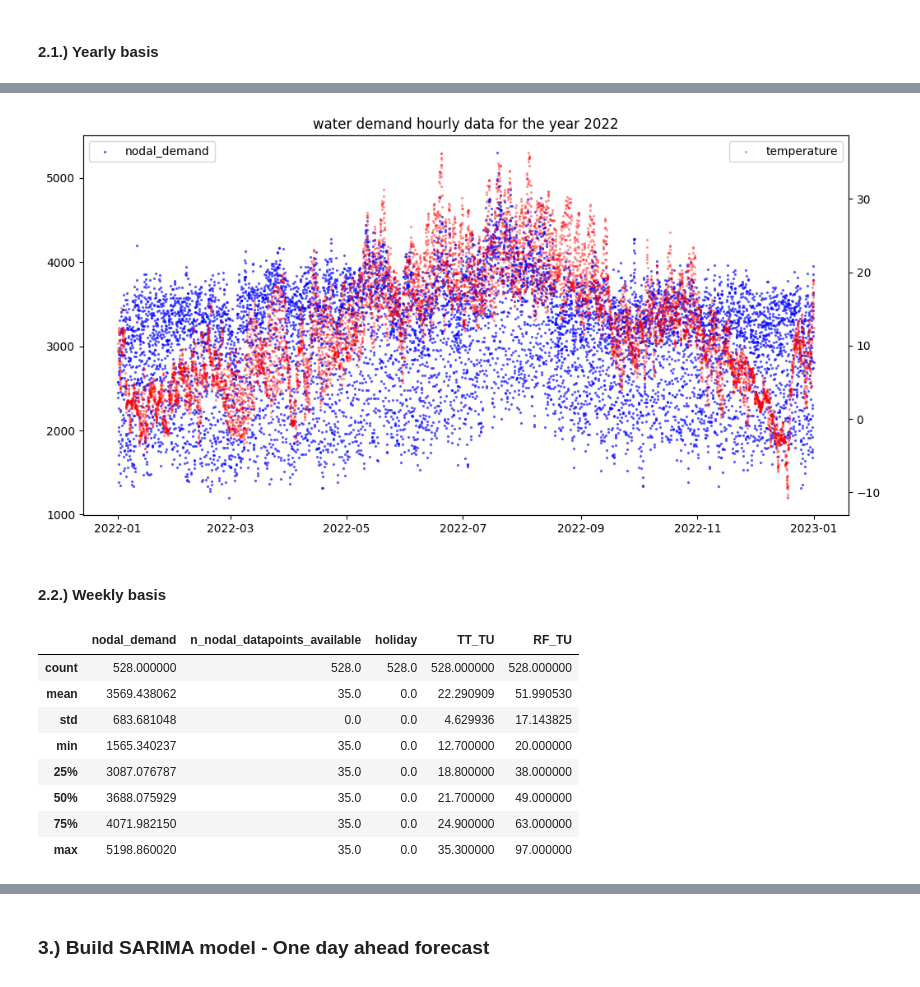
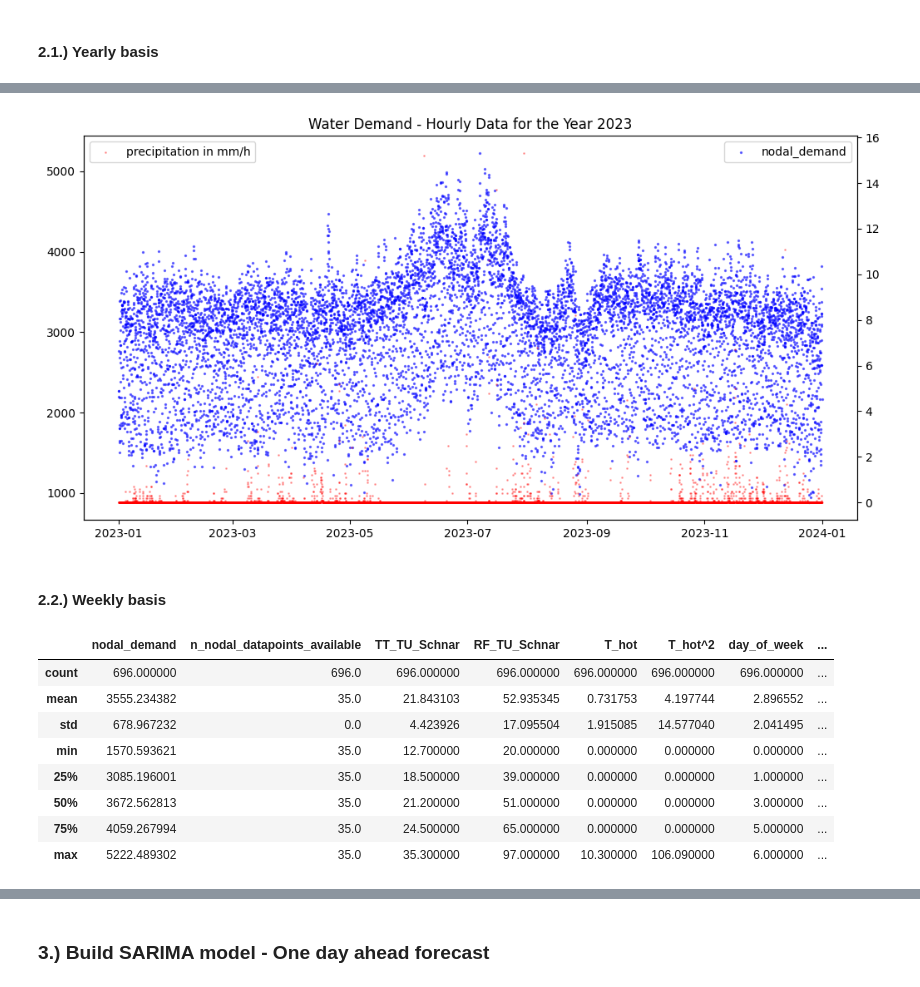
Before and after one commit to DavidArtukovic/Projektarbeit_Artukovic, a Jupyter notebook: src/hourly_water_consumption.ipynb, the cells around one changed output, grey strips where cells are left out. Cells and saved outputs as stored; diff of their text form; code cells hidden in the pictures.

```diff
--- a/src/hourly_water_consumption.ipynb
+++ b/src/hourly_water_consumption.ipynb
@@ -42,7 +47,7 @@ Dataset shape: (247463,), dtype: float64
 Group/Dataset: time
 Dataset shape: (7, 247463), dtype: int64
 # %%
-with h5py.File("../data/system_demand.h5", "r") as system_demand:
+with h5py.File("../data/water_demand/system_demand.h5", "r") as system_demand:
     # Access a specific group
     group = system_demand["system_demand"]
     # Load the dataset into memory
@@ -93,2 +102,5 @@ df_hourly.describe()
+# %%
+# Fill missing values with the previous value
+df_hourly = df_hourly.fillna(method="ffill")
 # %% [markdown]
 #### 1.2.) Read in weather and holiday data
@@ -126,10 +242,10 @@ temperature.head(5)
 # %%
 # Read in holiday data for Bade-Württemberg - set as binary variable
-for year in range(2016, 2023):
+holiday_dates = []
+for year in range(2016, 2024):
     with open(f"../data/holidays/feiertage_bw_{year}.json", "r") as f:
         holidays = json.load(f)
-        holiday_dates = []
         for key in holidays.keys():
             holiday_dates.append(holidays[key]["datum"])
-        holiday_dates = pd.to_datetime(holiday_dates, format="%Y-%m-%d")
-        df_hourly["holiday"] = df_hourly.index.isin(holiday_dates).astype(int)
+holiday_dates = pd.to_datetime(holiday_dates, format="%Y-%m-%d")
+df_hourly["is_holiday"] = df_hourly["date"].dt.date.isin(holiday_dates.date).astype(int)
@@ -148,0 +252,18 @@ df_merged.head(5)
+# %%
+df_merged = pd.merge(
+    df_hourly,
+    weather_imputed[
+        ["temperature_Schnar", "sunshine_duration_Schnar", "precipitation_Schnar"]
+    ],
+    on="datetime",
+    how="inner",
+)
+df_merged["T_hot"] = np.maximum(df_merged["temperature_Schnar"] - 25, 0)
+df_merged["T_hot^2"] = (
+    df_merged["T_hot"] ** 2
+)  # Create squared term for hot temperature to consider non-linear effects
+# Add a column to indicate whether the day is a working day or a weekend
+df_merged["day_of_week"] = df_merged.index.dayofweek
+df_merged["is_weekend"] = (df_merged["day_of_week"] >= 5).astype(int)
+
+df_merged.head(5)
@@ -153,54 +360,54 @@ df_merged.head(5)
 # %%
-start_date = pd.Timestamp("2022-01-01T00")
+start_date = pd.Timestamp("2023-01-01T00")
 end_date = start_date + pd.Timedelta(days=364, hours=23)
 year_data = df_merged.loc[start_date:end_date]
 fig, ax1 = plt.subplots(figsize=(12, 6))
 
 # Create a label for the year
 label = f"{start_date.year}"
 ax1.scatter(
     year_data.index,
     year_data["nodal_demand"],
     s=2,  # Size of dots
     alpha=0.5,  # Transparency of dots
     label="nodal_demand",
     color="blue",
 )
 # Create a second y-axis for the temperature
 ax2 = ax1.twinx()
 ax2.scatter(
     year_data.index,
-    year_data["TT_TU"],
-    s=2,  # Size of dots
+    year_data["precipitation_Schnar"],
+    s=1,  # Size of dots
     alpha=0.3,  # Transparency of dots
-    label="temperature",
+    label="precipitation in mm/h",
     color="red",
 )
 
 # Add legends
-ax1.legend(loc="upper left")
-ax2.legend(loc="upper right")
-plt.title(f"water demand hourly data for the year {start_date.year}")
+ax1.legend(loc="upper right")
+ax2.legend(loc="upper left")
+plt.title(f"Water Demand - Hourly Data for the Year {start_date.year}")
 plt.show()
 # %% [output]
-[figure, old version]
+[figure, new version]
 # %% [markdown]
 #### 2.2.) Weekly basis
 # %%
-start_date = "2023-07-03"
+start_date = "2023-06-26"
 end_date = "2023-07-25"
 filtered_df = df_merged[(df_merged.index >= start_date) & (df_merged.index < end_date)]
 filtered_df.describe()
 # %% [output]
-|  | nodal_demand | n_nodal_datapoints_available | holiday | TT_TU | RF_TU |
-| count | 528.000000 | 528.0 | 528.0 | 528.000000 | 528.000000 |
-| mean | 3569.438062 | 35.0 | 0.0 | 22.290909 | 51.990530 |
-| std | 683.681048 | 0.0 | 0.0 | 4.629936 | 17.143825 |
-| min | 1565.340237 | 35.0 | 0.0 | 12.700000 | 20.000000 |
-| 25% | 3087.076787 | 35.0 | 0.0 | 18.800000 | 38.000000 |
-| 50% | 3688.075929 | 35.0 | 0.0 | 21.700000 | 49.000000 |
-| 75% | 4071.982150 | 35.0 | 0.0 | 24.900000 | 63.000000 |
-| max | 5198.860020 | 35.0 | 0.0 | 35.300000 | 97.000000 |
+|  | nodal_demand | n_nodal_datapoints_available | TT_TU_Schnar | RF_TU_Schnar | T_hot | T_hot^2 | day_of_week | ... |
+| count | 696.000000 | 696.0 | 696.000000 | 696.000000 | 696.000000 | 696.000000 | 696.000000 | ... |
+| mean | 3555.234382 | 35.0 | 21.843103 | 52.935345 | 0.731753 | 4.197744 | 2.896552 | ... |
+| std | 678.967232 | 0.0 | 4.423926 | 17.095504 | 1.915085 | 14.577040 | 2.041495 | ... |
+| min | 1570.593621 | 35.0 | 12.700000 | 20.000000 | 0.000000 | 0.000000 | 0.000000 | ... |
+| 25% | 3085.196001 | 35.0 | 18.500000 | 39.000000 | 0.000000 | 0.000000 | 1.000000 | ... |
+| 50% | 3672.562813 | 35.0 | 21.200000 | 51.000000 | 0.000000 | 0.000000 | 3.000000 | ... |
+| 75% | 4059.267994 | 35.0 | 24.500000 | 65.000000 | 0.000000 | 0.000000 | 5.000000 | ... |
+| max | 5222.489302 | 35.0 | 35.300000 | 97.000000 | 10.300000 | 106.090000 | 6.000000 | ... |
 # %%
 # Create the plot
 fig, ax1 = plt.subplots(figsize=(12, 6))
```
Also changed, not shown: parts of 41 cells of this notebook, 37 other files.
